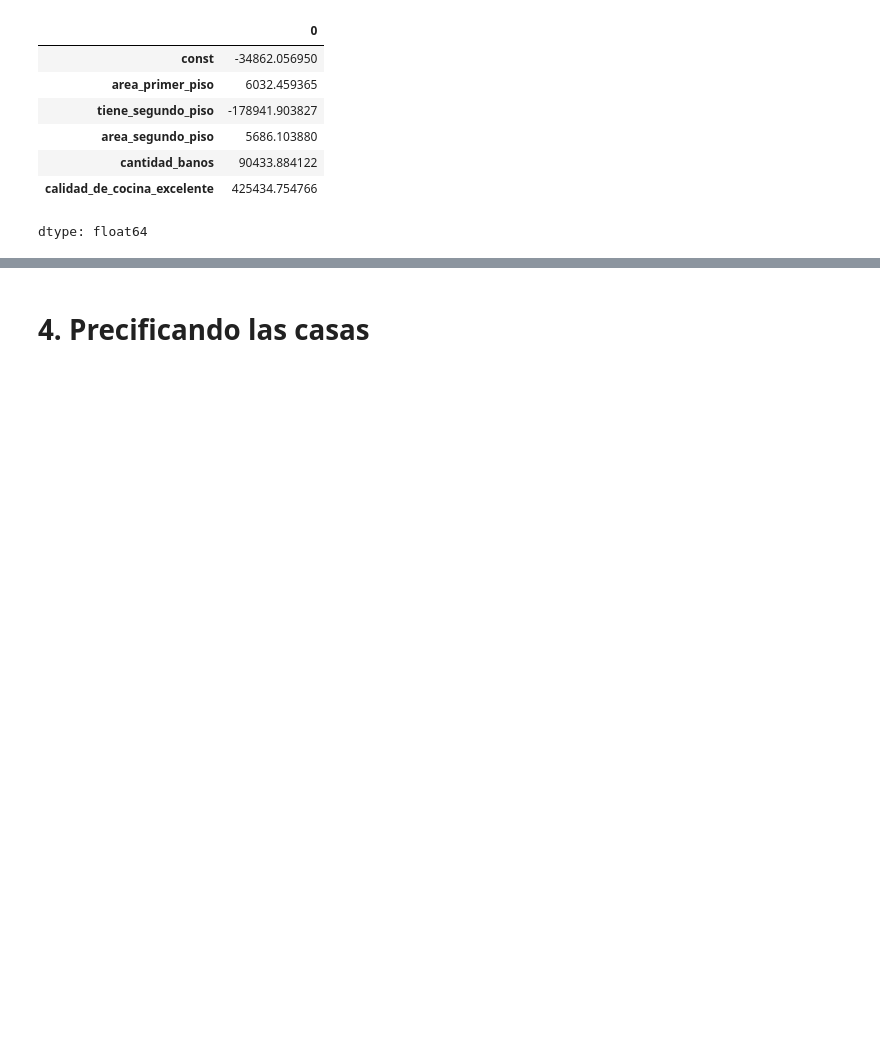
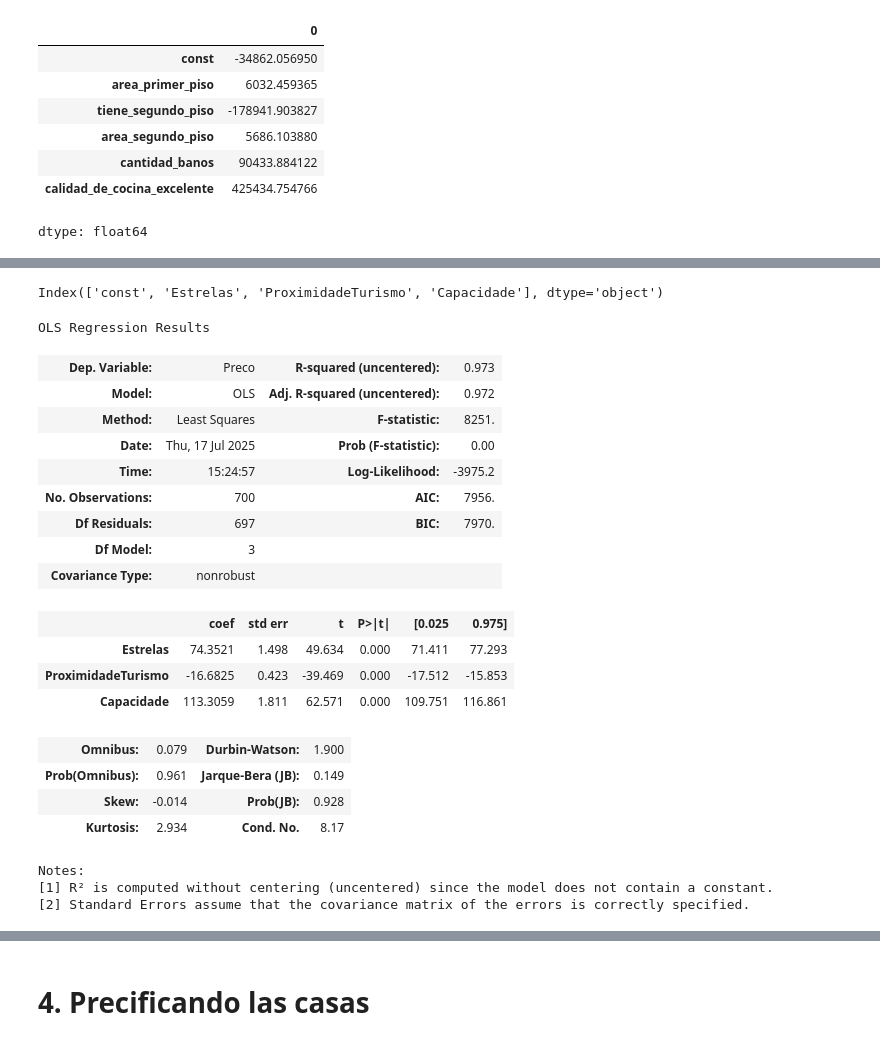
Before and after one commit to lukitasmois/2145-data-science-probando-relaciones-con-regresion-lineal, a Jupyter notebook: precios_de_inmuebles_regresion_lineal.ipynb, the cells around one changed output, grey strips where cells are left out. Cells and saved outputs as stored; diff of their text form; code cells hidden in the pictures; blank space fills up the shorter version.

```diff
--- a/precios_de_inmuebles_regresion_lineal.ipynb
+++ b/precios_de_inmuebles_regresion_lineal.ipynb
@@ -374,0 +419,7 @@ dtype: float64
+# %%
+from sklearn.model_selection import train_test_split
+
+y = hoteles['Preco']
+X = hoteles.drop(columns='Preco')
+
+X_train, X_test, y_train, y_test = train_test_split(X, y, test_size=0.3, random_state=101)
@@ -374,0 +431,3 @@ dtype: float64
+# %%
+X_train = sm.add_constant(X_train)
+X_train.head()
@@ -374,0 +441,6 @@ dtype: float64
+# %%
+X_train.columns
+# %% [output]
+Index(['const', 'Estrelas', 'ProximidadeTurismo', 'Capacidade'], dtype='object')
+# %%
+modelo_hoteles_0 = sm.OLS(y_train, X_train[['Estrelas', 'ProximidadeTurismo', 'Capacidade']]).fit()
@@ -374,0 +451,24 @@ dtype: float64
+# %%
+modelo_hoteles_0.summary()
+# %% [output]
+OLS Regression Results
+| Dep. Variable: | Preco | R-squared (uncentered): | 0.973 |
+| Model: | OLS | Adj. R-squared (uncentered): | 0.972 |
+| Method: | Least Squares | F-statistic: | 8251. |
+| Date: | Thu, 17 Jul 2025 | Prob (F-statistic): | 0.00 |
+| Time: | 15:24:57 | Log-Likelihood: | -3975.2 |
+| No. Observations: | 700 | AIC: | 7956. |
+| Df Residuals: | 697 | BIC: | 7970. |
+| Df Model: | 3 |  |  |
+| Covariance Type: | nonrobust |  |  |
+|  | coef | std err | t | P>|t| | [0.025 | 0.975] |
+| Estrelas | 74.3521 | 1.498 | 49.634 | 0.000 | 71.411 | 77.293 |
+| ProximidadeTurismo | -16.6825 | 0.423 | -39.469 | 0.000 | -17.512 | -15.853 |
+| Capacidade | 113.3059 | 1.811 | 62.571 | 0.000 | 109.751 | 116.861 |
+| Omnibus: | 0.079 | Durbin-Watson: | 1.900 |
+| Prob(Omnibus): | 0.961 | Jarque-Bera (JB): | 0.149 |
+| Skew: | -0.014 | Prob(JB): | 0.928 |
+| Kurtosis: | 2.934 | Cond. No. | 8.17 |
+Notes:
+[1] R² is computed without centering (uncentered) since the model does not contain a constant.
+[2] Standard Errors assume that the covariance matrix of the errors is correctly specified.
```
Also changed, not shown: parts of 21 cells of this notebook.
